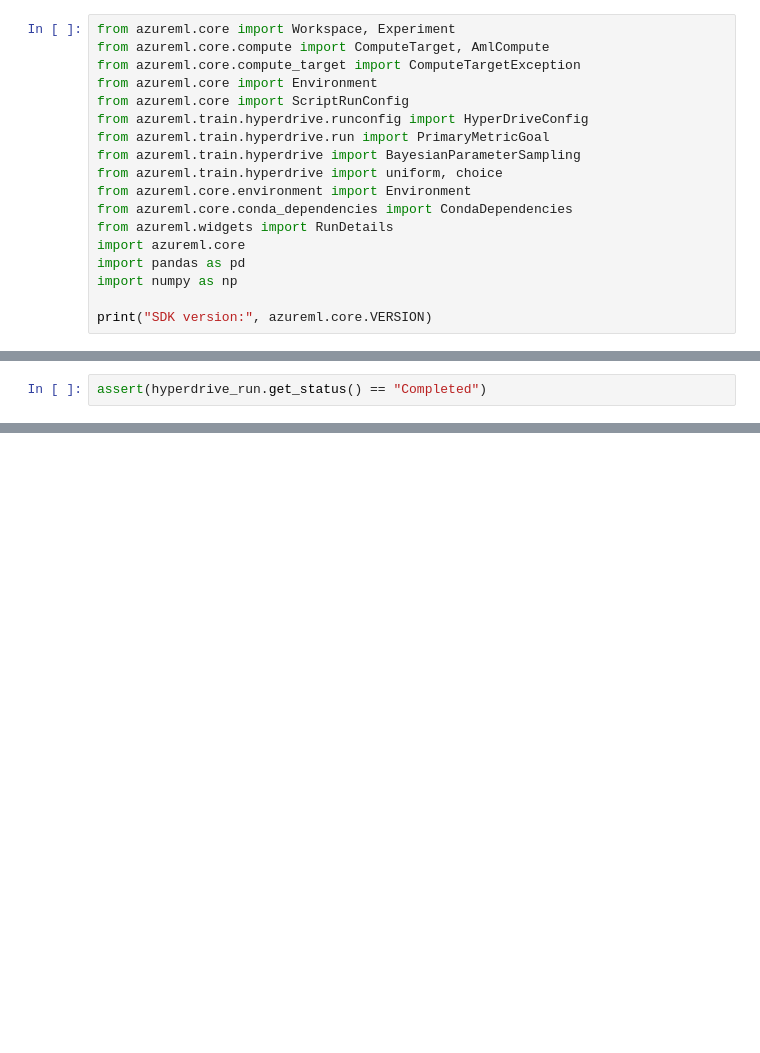
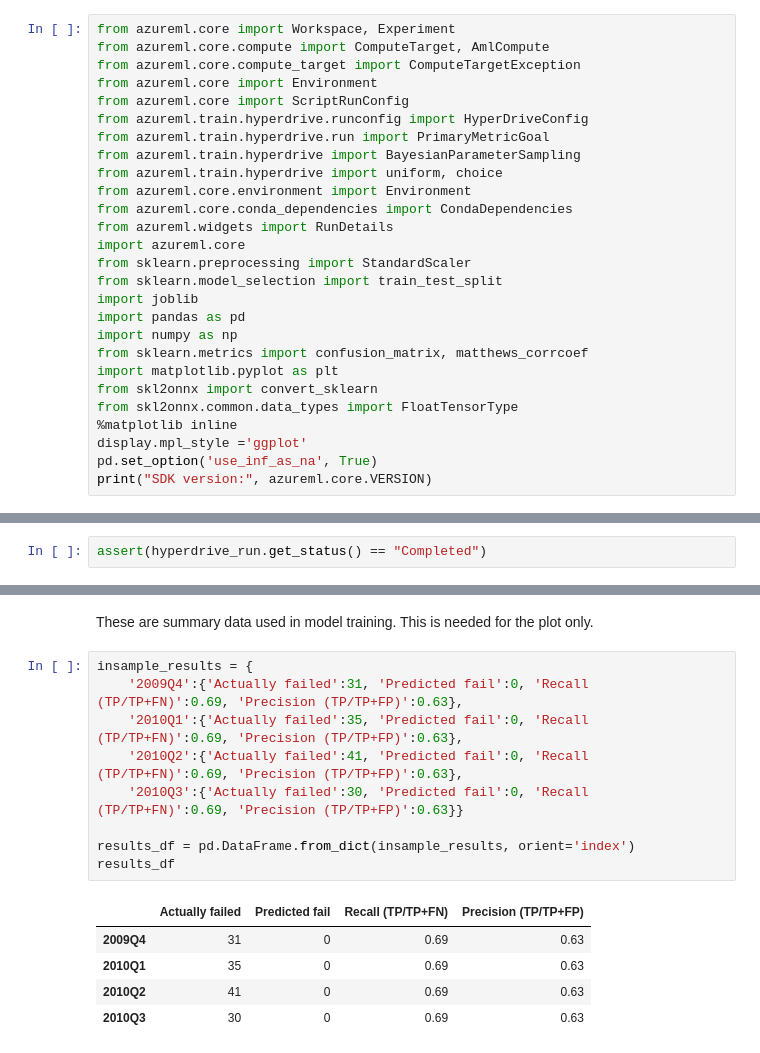
Before and after one commit to allaccountstaken/improving-risk-profile-classification, a Jupyter notebook: hyperparameter_tuning.ipynb, the cells around one changed output, grey strips where cells are left out. Saved outputs shown, nothing was run; the diff lists cells and outputs as text; blank space fills up the shorter version.

```diff
--- a/hyperparameter_tuning.ipynb
+++ b/hyperparameter_tuning.ipynb
@@ -16,7 +16,16 @@ from azureml.core.environment import Environment
 from azureml.core.conda_dependencies import CondaDependencies
 from azureml.widgets import RunDetails
 import azureml.core
+from sklearn.preprocessing import StandardScaler
+from sklearn.model_selection import train_test_split
+import joblib
 import pandas as pd
 import numpy as np
-
+from sklearn.metrics import confusion_matrix, matthews_corrcoef
+import matplotlib.pyplot as plt
+from skl2onnx import convert_sklearn
+from skl2onnx.common.data_types import FloatTensorType
+%matplotlib inline
+display.mpl_style ='ggplot'
+pd.set_option('use_inf_as_na', True)
 print("SDK version:", azureml.core.VERSION)
@@ -160,0 +313,17 @@ TODO: In the cell below, print the logs of the web service and delete the servic
+# %% [markdown]
+These are summary data used in model training. This is needed for the plot only.
+# %%
+insample_results = {
+    '2009Q4':{'Actually failed':31, 'Predicted fail':0, 'Recall (TP/TP+FN)':0.69, 'Precision (TP/TP+FP)':0.63},
+    '2010Q1':{'Actually failed':35, 'Predicted fail':0, 'Recall (TP/TP+FN)':0.69, 'Precision (TP/TP+FP)':0.63},
+    '2010Q2':{'Actually failed':41, 'Predicted fail':0, 'Recall (TP/TP+FN)':0.69, 'Precision (TP/TP+FP)':0.63},
+    '2010Q3':{'Actually failed':30, 'Predicted fail':0, 'Recall (TP/TP+FN)':0.69, 'Precision (TP/TP+FP)':0.63}}
+
+results_df = pd.DataFrame.from_dict(insample_results, orient='index')
+results_df
+# %% [output]
+|  | Actually failed | Predicted fail | Recall (TP/TP+FN) | Precision (TP/TP+FP) |
+| 2009Q4 | 31 | 0 | 0.69 | 0.63 |
+| 2010Q1 | 35 | 0 | 0.69 | 0.63 |
+| 2010Q2 | 41 | 0 | 0.69 | 0.63 |
+| 2010Q3 | 30 | 0 | 0.69 | 0.63 |
```
Also changed, not shown: parts of 57 cells of this notebook, 20 other files.
